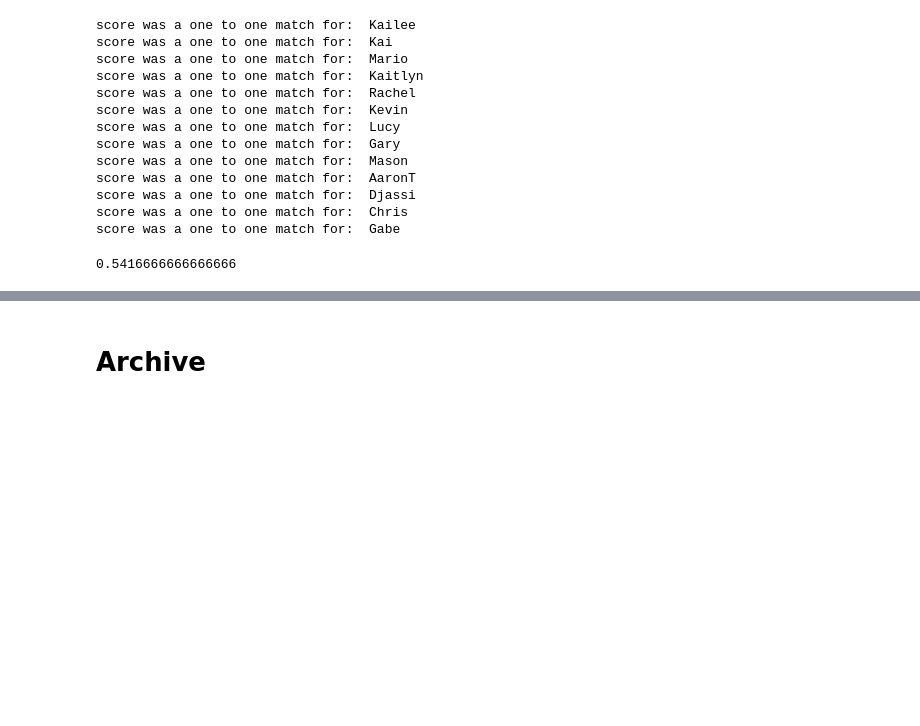
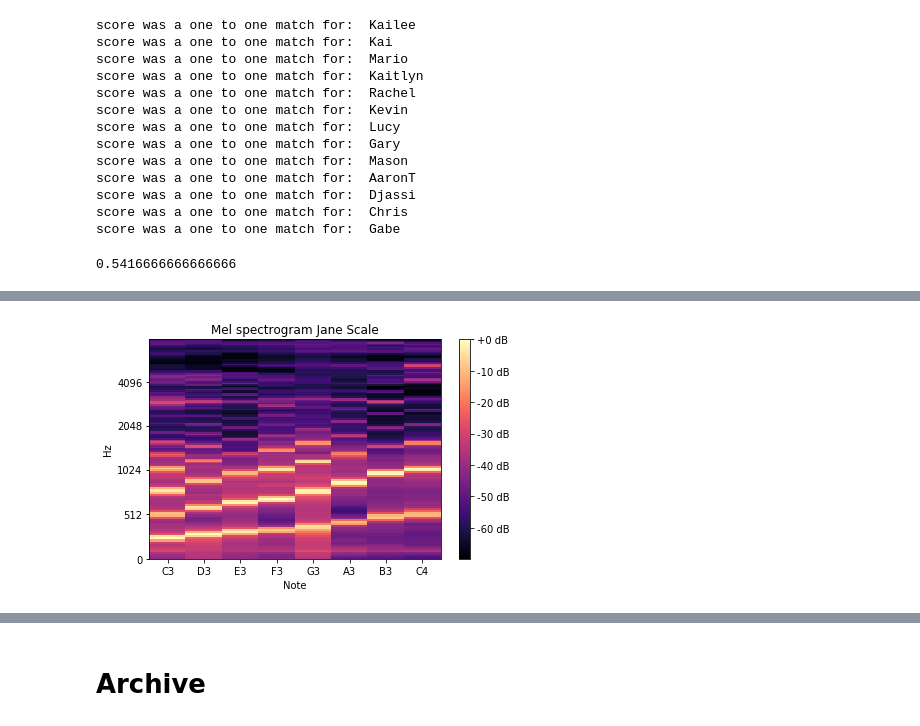
Before and after one commit to GabeQ/MusicStems, a Jupyter notebook: musicStemsFinalProj.ipynb, the cells around one changed output, grey strips where cells are left out. Drawn from its saved outputs; the diff is of its cells as text; code cells hidden in the pictures; blank space fills up the shorter version.

```diff
--- a/musicStemsFinalProj.ipynb
+++ b/musicStemsFinalProj.ipynb
@@ -531,0 +565,32 @@ print(allThreeMetricsAccuracy)
+# %%
+def calculateMelSpecTemplate(artist, noteTimings, scaleDataBase=db_Scales, sr=22050):
+    melSpecTemplate = np.zeros([128, 8])
+    scaleAudio = scaleDataBase[artist]
+    for i in range(len(noteTimings)):
+        startTime, endTime = noteTimings[i]
+        startIdx = int(np.ceil(startTime*sr))
+        endIdx = int(endTime*sr)
+        window = scaleAudio[startIdx:endIdx]
+        noteMelSpec = lb.feature.melspectrogram(y=window, sr=sr, n_mels=128, fmax=8000)
+        noteMelSpecVector = np.sum(noteMelSpec, axis=1)
+        noteMelSpecNorm = noteMelSpecVector/np.linalg.norm(noteMelSpecVector)
+        melSpecTemplate[:, i] = noteMelSpecNorm
+    return melSpecTemplate
+# %%
+kevinScaleMelSpec = calculateMelSpecTemplate('Kevin', db_NoteTimings['Kevin'])
+janeScaleMelSpec = calculateMelSpecTemplate('Jane', db_NoteTimings['Jane'])
+lucyScaleMelSpec = calculateMelSpecTemplate('Lucy', db_NoteTimings['Lucy'])
+mayaScaleMelSpec = calculateMelSpecTemplate('Maya', db_NoteTimings['Maya'])
+shivScaleMelSpec = calculateMelSpecTemplate('Shiv', db_NoteTimings['Shiv'])
+djassiScaleMelSpec = calculateMelSpecTemplate('Djassi', db_NoteTimings['Djassi'])
+isabelScaleMelSpec = calculateMelSpecTemplate('Isabel', db_NoteTimings['Isabel'])
+kaiScaleMelSpec = calculateMelSpecTemplate('Kai', db_NoteTimings['Kai'])
+# %%
+lb.display.specshow(lb.power_to_db(janeScaleMelSpec, ref=np.max), y_axis='mel', fmax=8000)
+plt.xlabel('Note')
+plt.xticks(np.arange(0, 8)+.5, ('C3', 'D3', 'E3', 'F3', 'G3', 'A3', 'B3', 'C4'))
+plt.colorbar(format='%+2.0f dB')
+plt.title('Mel spectrogram Jane Scale')
+plt.tight_layout()
+# %% [output]
+[figure, added]
```
Also changed, not shown: parts of 24 cells of this notebook.
